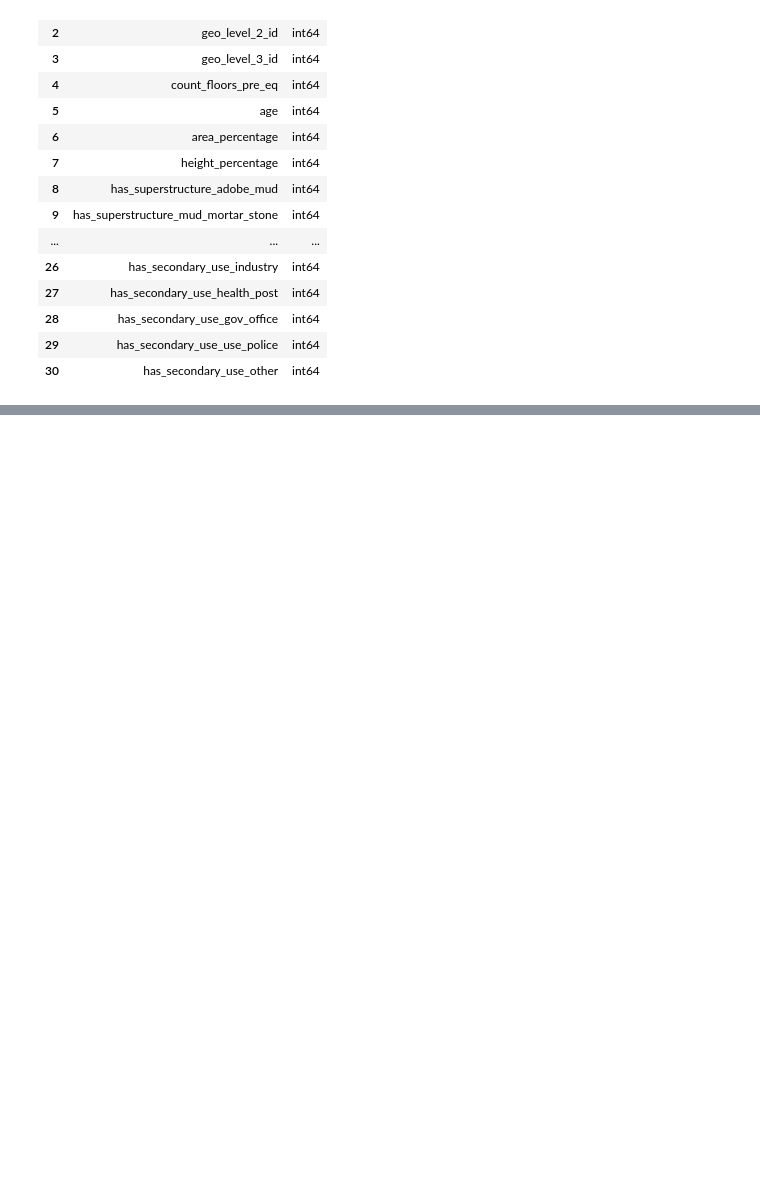
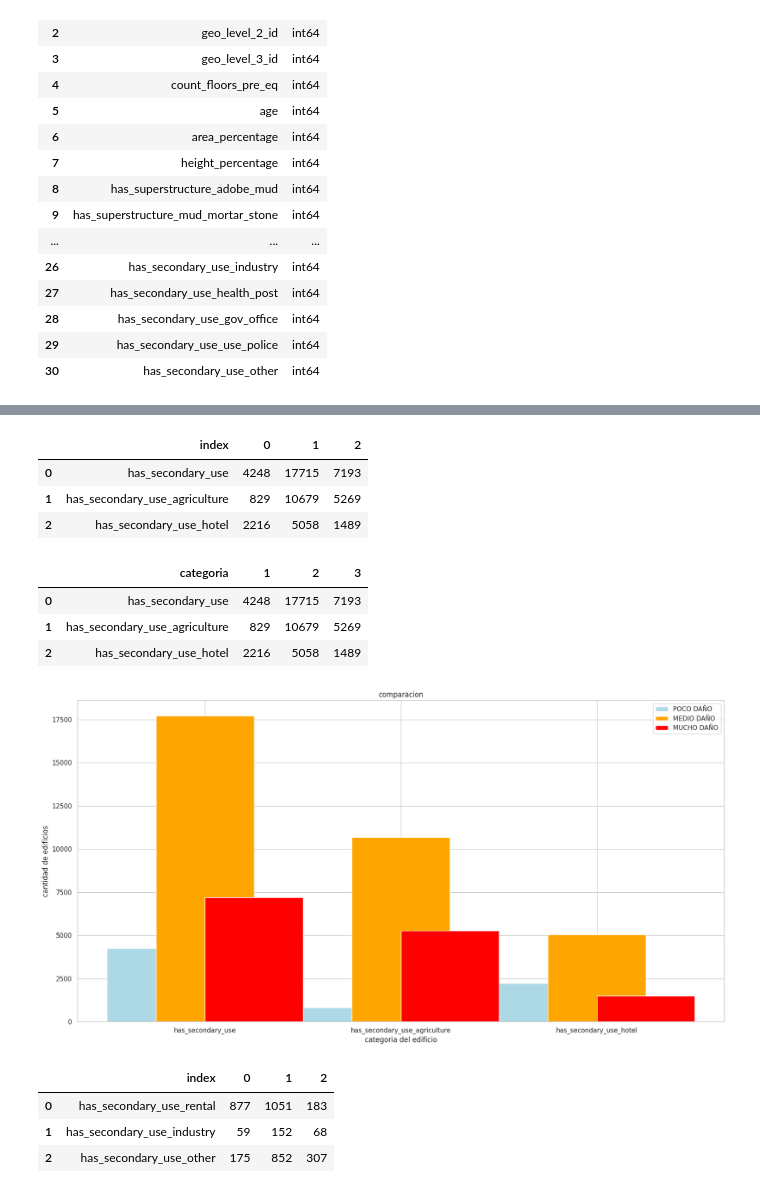
Before and after one commit to Jose897/ARSAT, a Jupyter notebook: Parte_1_.ipynb, the cells around one changed output, grey strips where cells are left out. Cells and saved outputs as stored; diff of their text form; code cells hidden in the pictures; blank space fills up the shorter version.

```diff
--- a/Parte_1_.ipynb
+++ b/Parte_1_.ipynb
@@ -213,0 +723,39 @@ acotar_valores.dtypes.reset_index()
+# %%
+df_edificios_muchos= df_muchos_edificios.T.reset_index()
+df_edificios_muchos
+# %% [output]
+|  | index | 0 | 1 | 2 |
+| 0 | has_secondary_use | 4248 | 17715 | 7193 |
+| 1 | has_secondary_use_agriculture | 829 | 10679 | 5269 |
+| 2 | has_secondary_use_hotel | 2216 | 5058 | 1489 |
+# %%
+df_edificios_muchos_renombre= df_edificios_muchos.rename(columns={'index':'categoria',0:'1',1:'2',2:'3'})
+df_edificios_muchos_renombre
+# %% [output]
+|  | categoria | 1 | 2 | 3 |
+| 0 | has_secondary_use | 4248 | 17715 | 7193 |
+| 1 | has_secondary_use_agriculture | 829 | 10679 | 5269 |
+| 2 | has_secondary_use_hotel | 2216 | 5058 | 1489 |
+# %%
+#DIAGRAMA
+fig = plt.figure(figsize = (20,10))
+plt.bar(df_edificios_muchos_renombre['categoria'],df_edificios_muchos_renombre['1'], label= 'POCO DAÑO',width=-0.5,align='edge', color='lightblue')
+plt.bar(df_edificios_muchos_renombre['categoria'],df_edificios_muchos_renombre['2'], label= 'MEDIO DAÑO',width=0.5,align='center', color='orange')
+plt.bar(df_edificios_muchos_renombre['categoria'],df_edificios_muchos_renombre['3'], label= 'MUCHO DAÑO',width=0.5,align='edge', color='red')
+
+plt.title('comparacion')
+
+plt.ylabel('cantidad de edificios')
+plt.xlabel('categoria del edificio')
+plt.legend()
+plt.show()
+# %% [output]
+[figure, added]
+# %%
+df_edificios_medio= df_medio_edificios.T.reset_index()
+df_edificios_medio
+# %% [output]
+|  | index | 0 | 1 | 2 |
+| 0 | has_secondary_use_rental | 877 | 1051 | 183 |
+| 1 | has_secondary_use_industry | 59 | 152 | 68 |
+| 2 | has_secondary_use_other | 175 | 852 | 307 |
```
Also changed, not shown: parts of 42 cells of this notebook.
